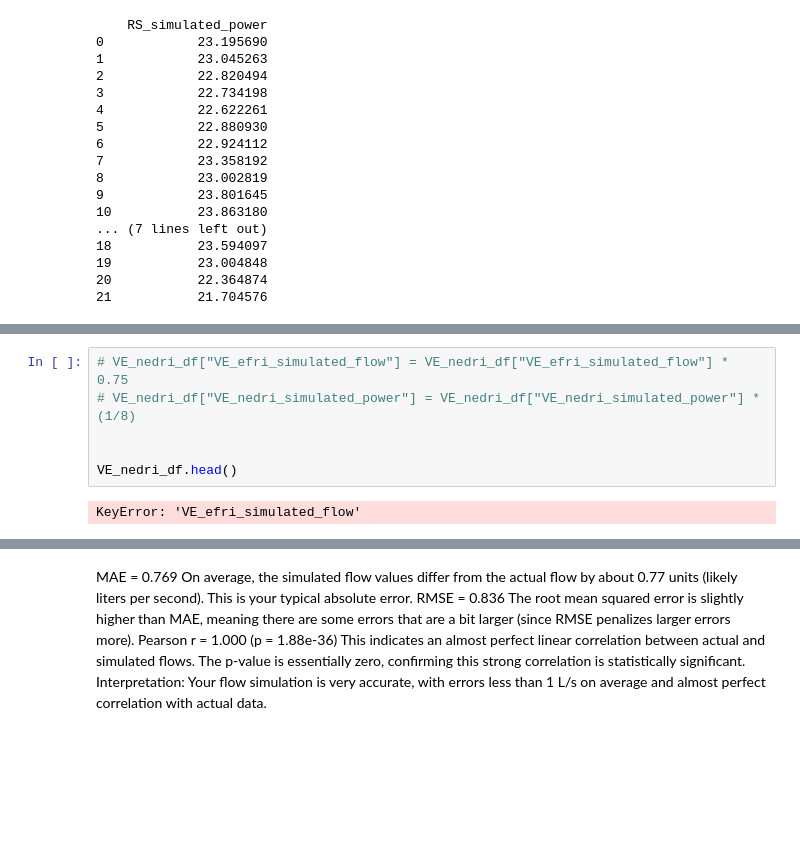
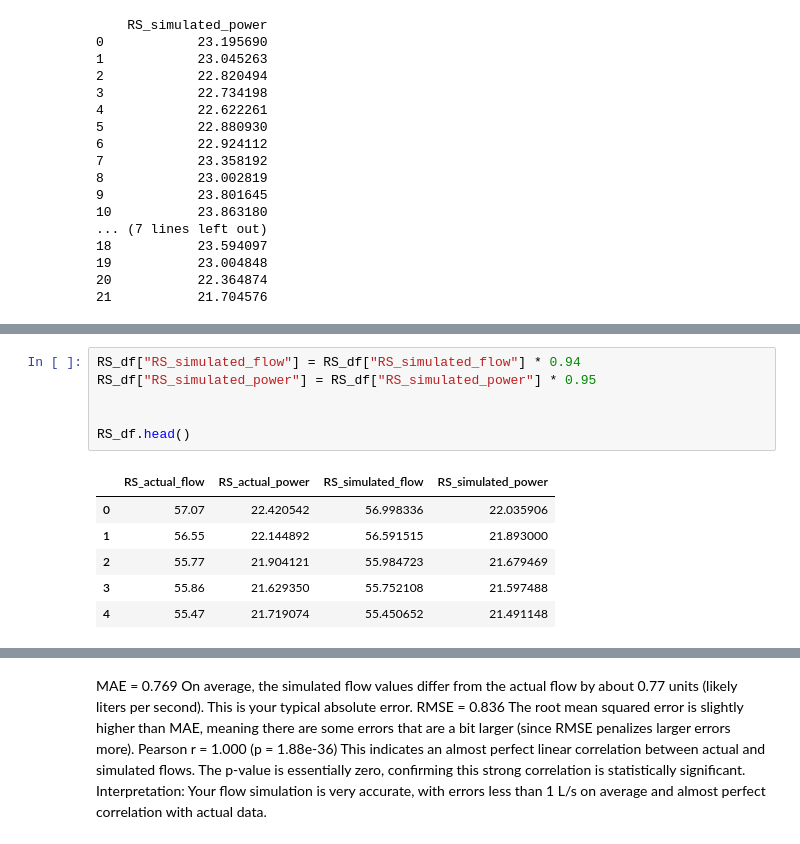
Before and after one commit to frodibrooks/OptimisedHeating, a Jupyter notebook: Epanet_python/plot_validation_RS.ipynb, the cells around one changed output, grey strips where cells are left out. Drawn from its saved outputs; the diff is of its cells as text; blank space fills up the shorter version.

```diff
--- a/Epanet_python/plot_validation_RS.ipynb
+++ b/Epanet_python/plot_validation_RS.ipynb
@@ -129,13 +136,18 @@ RS_df.head()
 | 3 | 55.86 | 21.629350 | 59.310753 | 22.734198 |
 | 4 | 55.47 | 21.719074 | 58.990055 | 22.622261 |
 # %%
-# VE_nedri_df["VE_efri_simulated_flow"] = VE_nedri_df["VE_efri_simulated_flow"] * 0.75
-# VE_nedri_df["VE_nedri_simulated_power"] = VE_nedri_df["VE_nedri_simulated_power"] * (1/8)
+RS_df["RS_simulated_flow"] = RS_df["RS_simulated_flow"] * 0.94
+RS_df["RS_simulated_power"] = RS_df["RS_simulated_power"] * 0.95
 
 
-VE_nedri_df.head()
+RS_df.head()
 # %% [output]
-KeyError: 'VE_efri_simulated_flow'
+|  | RS_actual_flow | RS_actual_power | RS_simulated_flow | RS_simulated_power |
+| 0 | 57.07 | 22.420542 | 56.998336 | 22.035906 |
+| 1 | 56.55 | 22.144892 | 56.591515 | 21.893000 |
+| 2 | 55.77 | 21.904121 | 55.984723 | 21.679469 |
+| 3 | 55.86 | 21.629350 | 55.752108 | 21.597488 |
+| 4 | 55.47 | 21.719074 | 55.450652 | 21.491148 |
 # %%
 import matplotlib.pyplot as plt
 import seaborn as sns
```
Also changed, not shown: parts of 5 cells of this notebook, 2 other files.
